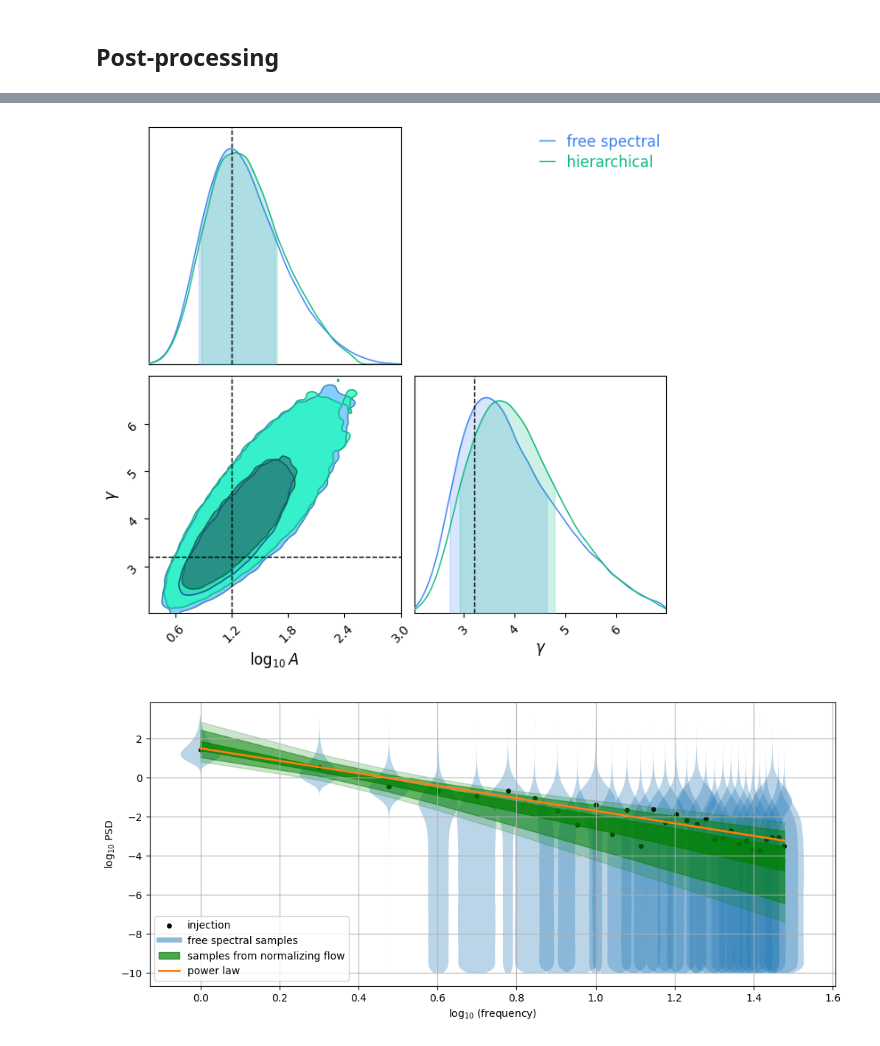
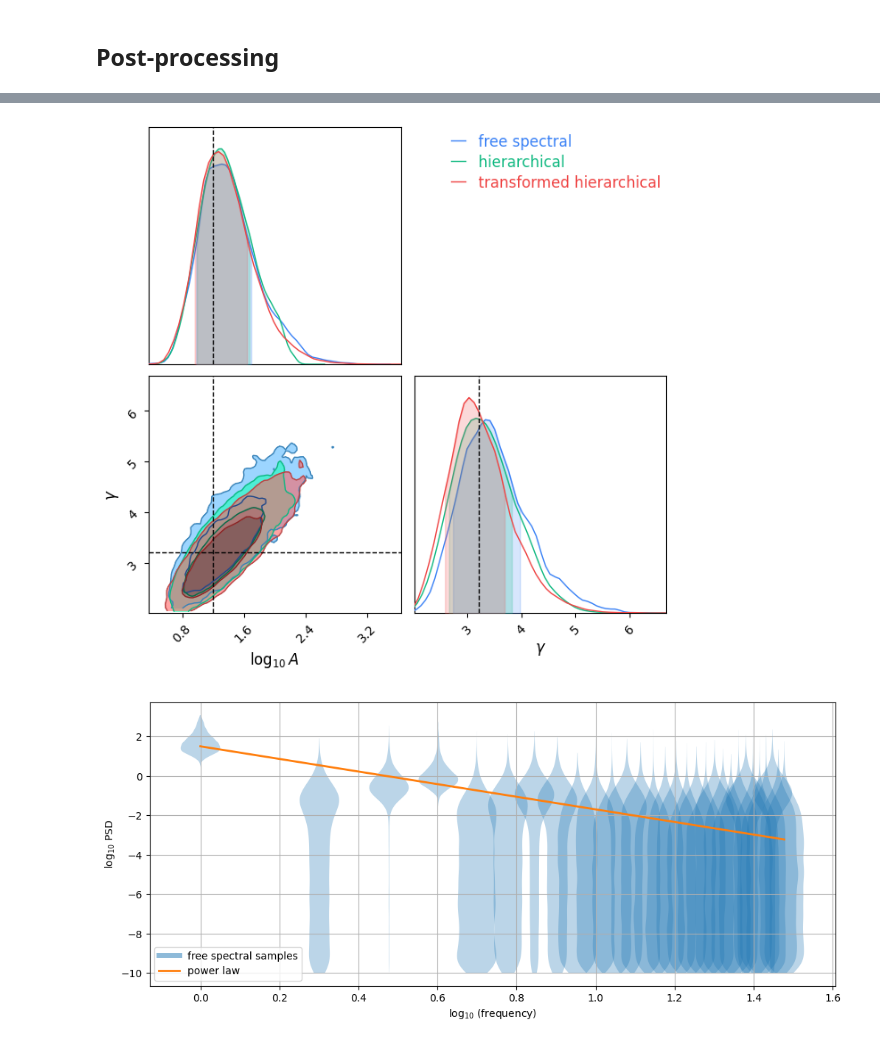
Before and after one commit to aiden-g12321/Neals_funnel, a Jupyter notebook: power_law/free_spectral.ipynb, the cells around one changed output, grey strips where cells are left out. Drawn from its saved outputs; the diff is of its cells as text; code cells hidden in the pictures.

```diff
--- a/power_law/free_spectral.ipynb
+++ b/power_law/free_spectral.ipynb
@@ -110,11 +115,12 @@ def sampling_model():
     # likelihood
     numpyro.factor('ln_likelihood', lnlike(sigma, a))
 
-nuts_kernel = numpyro.infer.NUTS(sampling_model)
+nuts_kernel = numpyro.infer.NUTS(sampling_model,
+                                 dense_mass=True)
 mcmc = numpyro.infer.MCMC(sampler=nuts_kernel,
-                          num_warmup=int(1e4),
-                          num_samples=int(5e5))
-mcmc.run(jr.key(1))
+                          num_warmup=int(5e3),
+                          num_samples=int(1e4))
+mcmc.run(jr.key(150914))
 samples_dict = mcmc.get_samples()
 samples = np.concatenate((samples_dict['logrhos'],
                           samples_dict['sigma'][:, None],
@@ -241,33 +411,36 @@ hyper_samples = second_mcmc.get_samples()['hypers']
 # %%
 hyper_labels = [r'$\log_{{{10}}} A$', r'$\gamma$']
-hypers_df = pd.DataFrame(hyper_samples, columns=hyper_labels)
-hierarch_hyper_samples = pd.DataFrame(np.load('hyper_samples.npy'), columns=hyper_labels)
+hypers_df = pd.DataFrame(hyper_samples_free, columns=hyper_labels)
+# hypers_df = pd.DataFrame(hyper_samples_from_grid, columns=hyper_labels)
+hyper_samples = pd.DataFrame(np.load('hypers.npy'), columns=hyper_labels)
+standard_hyper_samples = pd.DataFrame(np.load('standard_hypers.npy'), columns=hyper_labels)
 c = ChainConsumer()
-c.add_chain(Chain(samples=hypers_df, name='free spectral'))
-c.add_chain(Chain(samples=hierarch_hyper_samples, name='hierarchical'))
+c.add_chain(Chain(samples=hypers_df, name='free spectral', smooth=1))
+c.add_chain(Chain(samples=hyper_samples, name='hierarchical', smooth=1))
+c.add_chain(Chain(samples=standard_hyper_samples, name='transformed hierarchical', smooth=1))
 c.add_truth(Truth(location={name: val for name, val in zip(hyper_labels, data_dict['hypers_inj'])}))
 fig = c.plotter.plot()
 # %% [output]
-[figure, old version]
+[figure, new version]
 # %%
 # violin plot
 plt.figure(figsize=(12, 5))
 plt.grid()
 plt.violinplot(samples[:, :Nf], positions=jnp.log10(freqs), showextrema=False, widths=0.1)
-plt.scatter(jnp.log10(freqs), jnp.log10(a_inj[::2]**2. + a_inj[1::2]**2.), color='k', s=15, label='injection')
+# plt.scatter(jnp.log10(freqs), jnp.log10(a_inj[::2]**2. + a_inj[1::2]**2.), color='k', s=15, label='injection')
 plt.plot([], [], color='C0', alpha=0.5, label='free spectral samples', lw=5)
-signals = np.array([np.log10(2. * get_rho(*hypers)[::2])
-                    for hypers in hyper_samples[jr.choice(jr.key(0), hyper_samples.shape[0], (1000,))]])
-plt.fill_between(jnp.log10(freqs), np.percentile(signals, 0.5, axis=0), np.percentile(signals, 99.5, axis=0),
-                 color='green', alpha=0.2)
-plt.fill_between(jnp.log10(freqs), np.percentile(signals, 5.0, axis=0), np.percentile(signals, 95., axis=0),
-                 color='green', alpha=0.5)
-plt.fill_between(jnp.log10(freqs), np.percentile(signals, 30., axis=0), np.percentile(signals, 70., axis=0),
-                 color='green', alpha=0.7, label='samples from normalizing flow')
+# signals = np.array([np.log10(2. * get_rho(*hypers)[::2])
+#                     for hypers in hyper_samples[jr.choice(jr.key(0), hyper_samples.shape[0], (1000,))]])
+# plt.fill_between(jnp.log10(freqs), np.percentile(signals, 0.5, axis=0), np.percentile(signals, 99.5, axis=0),
+#                  color='green', alpha=0.2)
+# plt.fill_between(jnp.log10(freqs), np.percentile(signals, 5.0, axis=0), np.percentile(signals, 95., axis=0),
+#                  color='green', alpha=0.5)
+# plt.fill_between(jnp.log10(freqs), np.percentile(signals, 30., axis=0), np.percentile(signals, 70., axis=0),
+#                  color='green', alpha=0.7, label='samples from normalizing flow')
 plt.plot(jnp.log10(freqs), jnp.log10(2. * rho_inj[::2]), color='C1', label='power law', lw=2)
 plt.xlabel(r'$\log_{{{10}}}\,$(frequency)')
 plt.ylabel(r'$\log_{{{10}}}\,$PSD')
 plt.legend(loc='lower left')
 plt.show()
 # %% [output]
-[figure, old version]
+[figure, new version]
```
Also changed, not shown: parts of 21 cells of this notebook, 11 other files.
